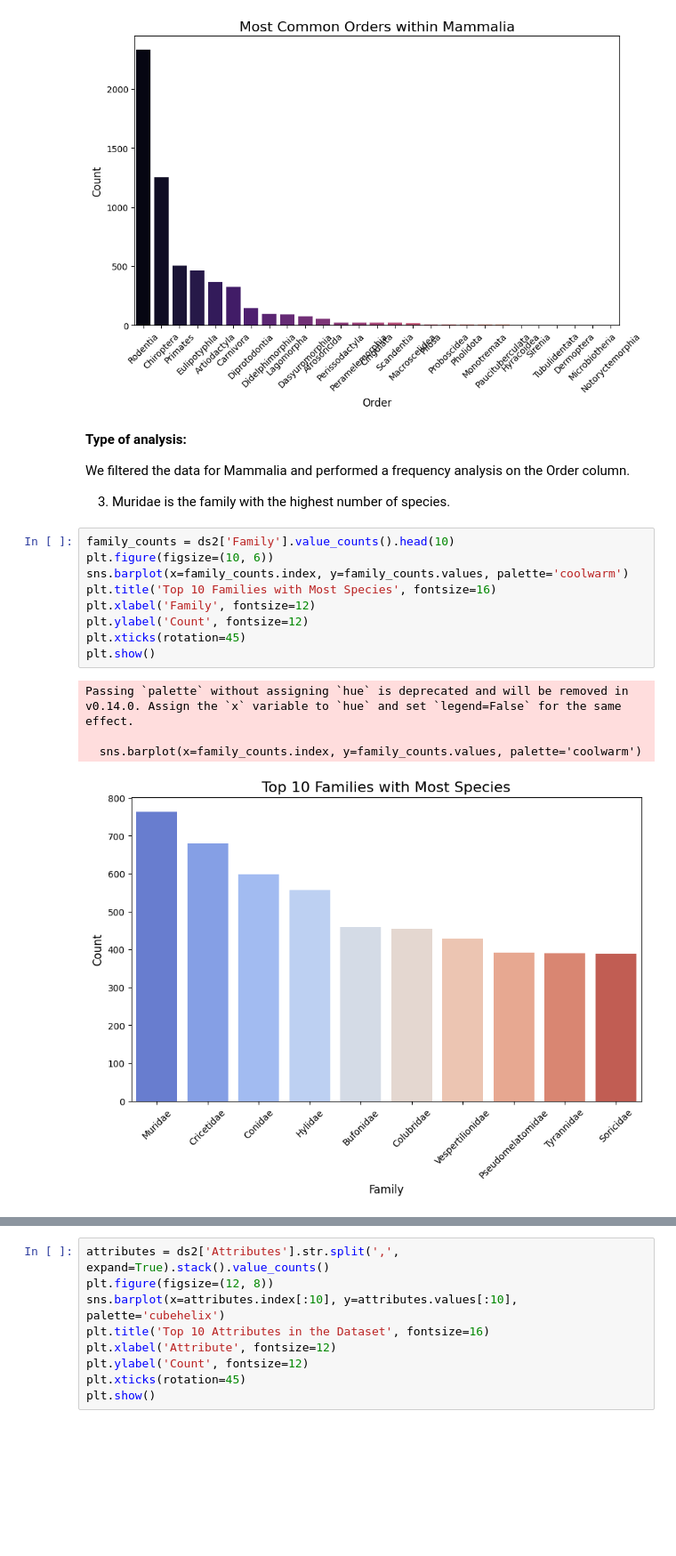
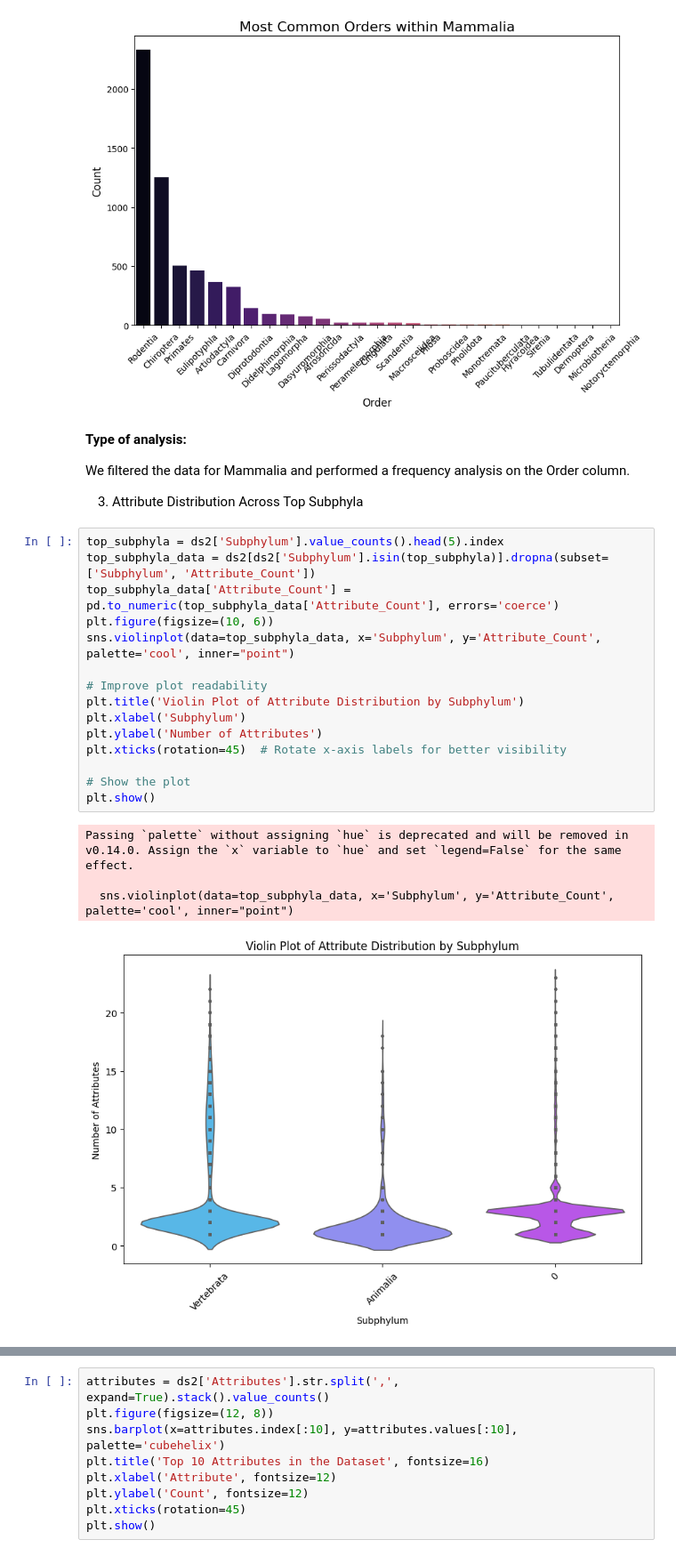
Before and after one commit to rennylee/EDA, a Jupyter notebook: EDA.ipynb, the cells around one changed output, grey strips where cells are left out. Shown at 89% size. Drawn from its saved outputs; the diff is of its cells as text; blank space fills up the shorter version.

```diff
--- a/EDA.ipynb
+++ b/EDA.ipynb
@@ -283,21 +283,27 @@ Passing `palette` without assigning `hue` is deprecated and will be removed in v
 
 We filtered the data for Mammalia and performed a frequency analysis on the Order column.
 
-3. Muridae is the family with the highest number of species.
+3. Attribute Distribution Across Top Subphyla
-# %%
-family_counts = ds2['Family'].value_counts().head(10)
-plt.figure(figsize=(10, 6))
-sns.barplot(x=family_counts.index, y=family_counts.values, palette='coolwarm')
-plt.title('Top 10 Families with Most Species', fontsize=16)
-plt.xlabel('Family', fontsize=12)
-plt.ylabel('Count', fontsize=12)
-plt.xticks(rotation=45)
-plt.show()
-# %% [output]
-Passing `palette` without assigning `hue` is deprecated and will be removed in v0.14.0. Assign the `x` variable to `hue` and set `legend=False` for the same effect.
-
-  sns.barplot(x=family_counts.index, y=family_counts.values, palette='coolwarm')
-[figure, removed]
+# %%
+top_subphyla = ds2['Subphylum'].value_counts().head(5).index
+top_subphyla_data = ds2[ds2['Subphylum'].isin(top_subphyla)].dropna(subset=['Subphylum', 'Attribute_Count'])
+top_subphyla_data['Attribute_Count'] = pd.to_numeric(top_subphyla_data['Attribute_Count'], errors='coerce')
+plt.figure(figsize=(10, 6))
+sns.violinplot(data=top_subphyla_data, x='Subphylum', y='Attribute_Count', palette='cool', inner="point")
+
+# Improve plot readability
+plt.title('Violin Plot of Attribute Distribution by Subphylum')
+plt.xlabel('Subphylum')
+plt.ylabel('Number of Attributes')
+plt.xticks(rotation=45)  # Rotate x-axis labels for better visibility
+
+# Show the plot
+plt.show()
+# %% [output]
+Passing `palette` without assigning `hue` is deprecated and will be removed in v0.14.0. Assign the `x` variable to `hue` and set `legend=False` for the same effect.
+
+  sns.violinplot(data=top_subphyla_data, x='Subphylum', y='Attribute_Count', palette='cool', inner="point")
+[figure, added]
 # %% [markdown]
 **Type of analysis:**
 
```
Also changed, not shown: parts of 16 cells of this notebook.
